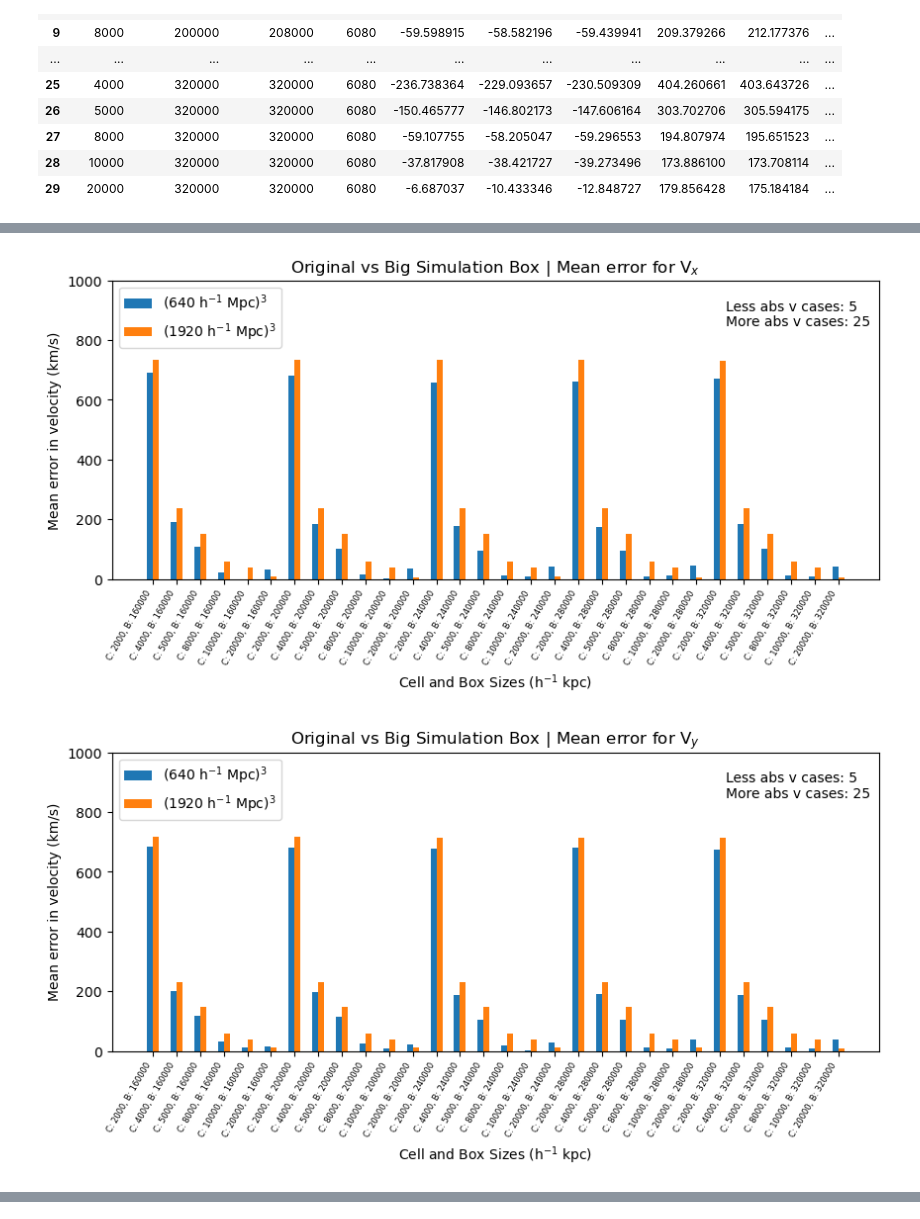
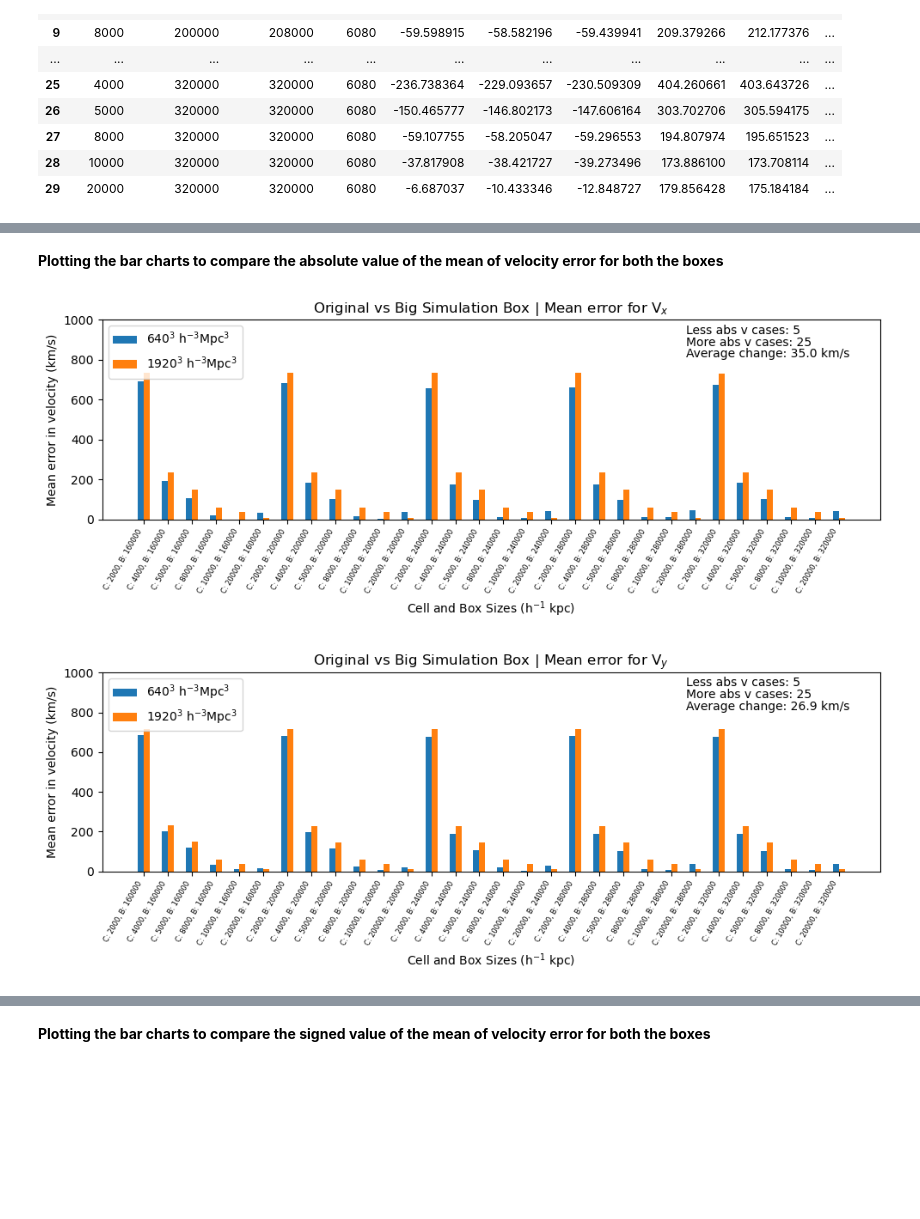
Before and after one commit to awaismirza92/velocity-reconstruction-and-kinetic-SZ, a Jupyter notebook: codes/orig_vs_big_box_analysis.ipynb, the cells around one changed output, grey strips where cells are left out. Drawn from its saved outputs; the diff is of its cells as text; code cells hidden in the pictures; blank space fills up the shorter version.

```diff
--- a/codes/orig_vs_big_box_analysis.ipynb
+++ b/codes/orig_vs_big_box_analysis.ipynb
@@ -51,8 +61,8 @@ for a in ['x', 'y', 'z']:
 
     plt.figure(figsize = (10, 4), dpi = dpi, facecolor=(1, 1, 1))
     width = 0.25
-    plt.bar(orig_assess.index - width/2, orig_assess[f'r - V{a}'], width, label = '(640 h$^{-1}$ Mpc)$^3$')
-    plt.bar(big_assess.index  + width/2, big_assess[f'r - V{a}'],  width, label = '(1920 h$^{-1}$ Mpc)$^3$');
+    plt.bar(orig_assess.index - width/2, orig_assess[f'r - V{a}'], width, label = '640$^3$ h$^{-3}$Mpc$^3$')
+    plt.bar(big_assess.index  + width/2, big_assess[f'r - V{a}'],  width, label = '1920$^3$ h$^{-3}$Mpc$^3$');
     plt.ylim(0.3,1)
     plt.ylabel("Pearson's r")
     plt.legend(loc = 'upper left')
@@ -62,6 +72,10 @@ for a in ['x', 'y', 'z']:
     plt.title("Original vs Big Simulation Box | Pearson's r for V$_{}$".format(a))
 
     net = big_assess[f'r - V{a}'] - orig_assess[f'r - V{a}']
-    plt.text(0.8, 0.9, f'More r cases: {len(net[net>0])}', transform=plt.gca().transAxes)
-    plt.text(0.8, 0.85, f'Less r cases: {len(net[net<0])}', transform=plt.gca().transAxes)
+    plt.text(0.8, 0.93, f'More r cases: {len(net[net>0])}', transform=plt.gca().transAxes)
+    plt.text(0.8, 0.87, f'Less r cases: {len(net[net<0])}', transform=plt.gca().transAxes)
+    plt.text(0.8, 0.81, f'Average change: {round(net.mean(),3)}', transform=plt.gca().transAxes)
+    print()
+    plt.tight_layout()
+    plt.savefig(f'Plots/orig-vs-big-box/Pearson_r/V{a}.png')
 # %% [output]
@@ -73,8 +89,8 @@ for a in ['x', 'y', 'z']:
 
     plt.figure(figsize = (10, 4), dpi = dpi, facecolor=(1, 1, 1))
     width = 0.25
-    plt.bar(orig_assess.index - width/2, orig_assess[f'SD - V{a}'], width, label = '(640 h$^{-1}$ Mpc)$^3$')
-    plt.bar(big_assess.index  + width/2, big_assess[f'SD - V{a}'],  width, label = '(1920 h$^{-1}$ Mpc)$^3$');
+    plt.bar(orig_assess.index - width/2, orig_assess[f'SD - V{a}'], width, label = '640$^3$ h$^{-3}$Mpc$^3$')
+    plt.bar(big_assess.index  + width/2, big_assess[f'SD - V{a}'],  width, label = '1920$^3$ h$^{-3}$Mpc$^3$');
     plt.ylim(0,1200)
     plt.ylabel("SD of error in velocity (km/s)")
     plt.legend(loc = 'upper left')
@@ -83,7 +99,10 @@ for a in ['x', 'y', 'z']:
     plt.xlabel('Cell and Box Sizes (h$^{-1}$ kpc)')
     plt.title("Original vs Big Simulation Box | SD of error in V$_{}$".format(a))
 
-    net = orig_assess[f'SD - V{a}'] - big_assess[f'SD - V{a}']
-    plt.text(0.8, 0.90, f'Less SD cases: {len(net[net>0])}', transform=plt.gca().transAxes)
-    plt.text(0.8, 0.85, f'More SD cases: {len(net[net<0])}', transform=plt.gca().transAxes)
+    net = big_assess[f'SD - V{a}'] - orig_assess[f'SD - V{a}']
+    plt.text(0.75, 0.93, f'Less SD cases: {len(net[net<0])}', transform=plt.gca().transAxes)
+    plt.text(0.75, 0.87, f'More SD cases: {len(net[net>0])}', transform=plt.gca().transAxes)
+    plt.text(0.8, 0.81, f'Average change: {round(net.mean(),3)} km/s', transform=plt.gca().transAxes)
+    plt.tight_layout()
+    plt.savefig(f'Plots/orig-vs-big-box/SD_of_error/V{a}.png')
 # %% [output]
@@ -93,21 +112,26 @@ for a in ['x', 'y', 'z']:
+# %% [markdown]
+**Plotting the bar charts to compare the absolute value of the mean of velocity error for both the boxes**
 # %%
 for a in ['x', 'y', 'z']:
 
     plt.figure(figsize = (10, 4), dpi = dpi, facecolor=(1, 1, 1))
     width = 0.25
-    plt.bar(orig_assess.index - width/2, abs(orig_assess[f'Mean - V{a}']), width, label = '(640 h$^{-1}$ Mpc)$^3$')
-    plt.bar(big_assess.index  + width/2, abs(big_assess[f'Mean - V{a}']),  width, label = '(1920 h$^{-1}$ Mpc)$^3$');
+    plt.bar(orig_assess.index - width/2, abs(orig_assess[f'Mean - V{a}']), width, label = '640$^3$ h$^{-3}$Mpc$^3$')
+    plt.bar(big_assess.index  + width/2, abs(big_assess[f'Mean - V{a}']),  width, label = '1920$^3$ h$^{-3}$Mpc$^3$');
     plt.ylim(0, 1000)
     plt.ylabel("Mean error in velocity (km/s)")
     plt.legend(loc = 'upper left')
     plt.xticks(ticks = orig_assess.index, labels = [f'C: {cell}, B: {box}' for cell, box in zip(orig_assess['Cell Size'], orig_assess['Act Cube Size'])],
                rotation = 60, fontsize = 6, horizontalalignment = 'right');
     plt.xlabel('Cell and Box Sizes (h$^{-1}$ kpc)')
     plt.title("Original vs Big Simulation Box | Mean error for V$_{}$".format(a))
 
     net = abs(big_assess[f'Mean - V{a}']) - abs(orig_assess[f'Mean - V{a}'])
-    plt.text(0.8, 0.90, f'Less abs v cases: {len(net[net<0])}', transform=plt.gca().transAxes)
-    plt.text(0.8, 0.85, f'More abs v cases: {len(net[net>0])}', transform=plt.gca().transAxes)
+    plt.text(0.75, 0.93, f'Less abs v cases: {len(net[net<0])}', transform=plt.gca().transAxes)
+    plt.text(0.75, 0.87, f'More abs v cases: {len(net[net>0])}', transform=plt.gca().transAxes)
+    plt.text(0.75, 0.81, f'Average change: {round(net.mean(),1)} km/s', transform=plt.gca().transAxes)
+    plt.tight_layout()
+    plt.savefig(f'Plots/orig-vs-big-box/Abs_mean_of_error/V{a}.png')
 # %% [output]
-[figure, old version]
+[figure, new version]
-[figure, old version]
+[figure, new version]
@@ -115,3 +139,5 @@ for a in ['x', 'y', 'z']:
+# %% [markdown]
+**Plotting the bar charts to compare the signed value of the mean of velocity error for both the boxes**
 # %%
 for a in ['x', 'y', 'z']:
 
```
Also changed, not shown: parts of 11 cells of this notebook.
